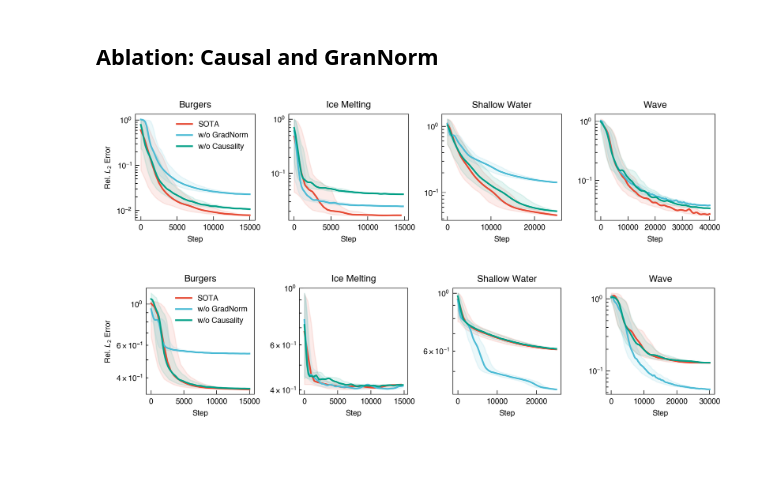
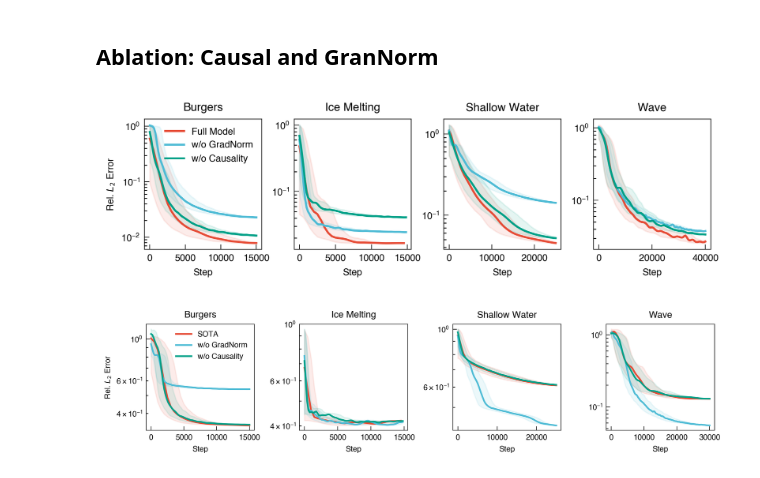
Before and after one commit to NanxiiChen/PI-CViT, a Jupyter notebook: eval.ipynb, the cells around one changed output. Cells and saved outputs as stored; diff of their text form; code cells hidden in the pictures.

```diff
--- a/eval.ipynb
+++ b/eval.ipynb
@@ -218,7 +221,7 @@ for idx, (name, paths) in enumerate(datasets.items()):
            yscale="log")
     if idx == 0:
         ax.legend()
-        ax.set(ylabel="Rel. $L_2$ Error")
+        ax.set(ylabel="Rel. $L^2$ Error")
 
 fig.tight_layout()
 fig.savefig("./figures/ablation_film.pdf", bbox_inches="tight", pad_inches=0.01)
@@ -251,42 +254,43 @@ cvit_ret = {
     ]
 }
 
-tags = ["SOTA", "w/o GradNorm", "w/o Causality"]
+tags = ["Full Model",
+        "w/o GradNorm", "w/o Causality"]
 model_name = "CViT"
 max_steps = [15000, 15000, 25000, 40000]
 
 
 from models.utils import smooth_loss_log_gaussian
-fig, axes = plt.subplots(1, 4, figsize=(8, 2),)
+fig, axes = plt.subplots(1, 4, figsize=(6.5, 2),)
 
 for example_idx, (name, paths) in enumerate(cvit_ret.items()):
     ax = axes[example_idx]
 
     if example_idx == 0:
         ax.set_ylabel(f"Rel. $L_2$ Error")
     ax.set_title(name)
     ax.set_xlabel("Step")
 
     if len(paths) == 0:
         continue
 
     for j, (path, tag) in enumerate(zip(paths, tags)):
         df = pd.read_csv(path)
         df = df[df["Step"] <= max_steps[example_idx]]
         val = df["Value"].values
         step = df["Step"].values
         mean, lower, upper = smooth_loss_log_gaussian(val, sigma=1.2, n_boot=1000)
         ax.fill_between(step, lower, upper, color=f"C{j}", alpha=0.1,)
         ax.plot(step, mean, label=tag, color=f"C{j}")
     ax.set_yscale("log")
 
     if example_idx == 0:
         ax.legend()
 fig.tight_layout()
 
-fig.savefig("./figures/ablation_gradnorm_causality.pdf", bbox_inches="tight", pad_inches=0.01)
+fig.savefig("./figures/ablation_gradnorm_causality.pdf", bbox_inches="tight", pad_inches=0.01, dpi=300)
 # %% [output]
-[figure, old version]
+[figure, new version]
 # %%
 deeponet_ret = {
     "Burgers": [
```
Also changed, not shown: parts of 3 cells of this notebook, 8 other files.
